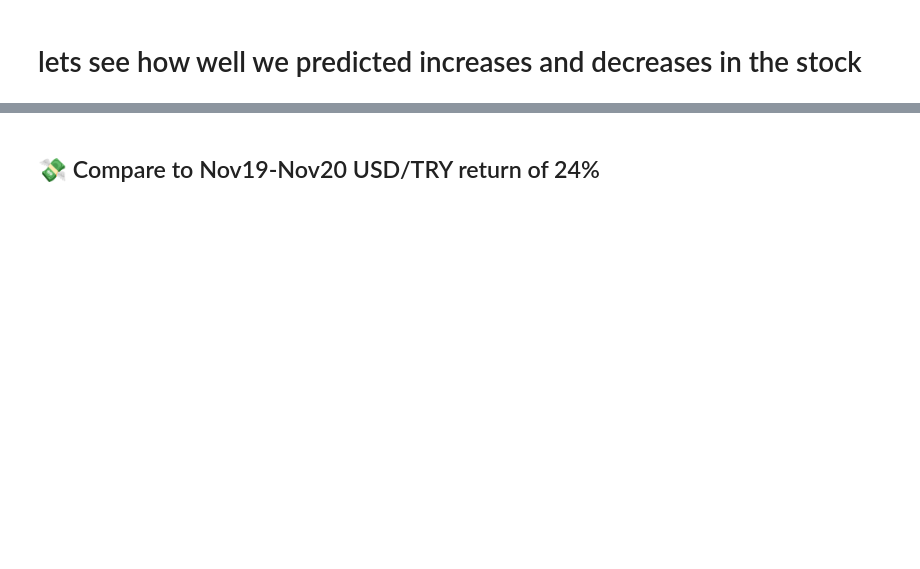
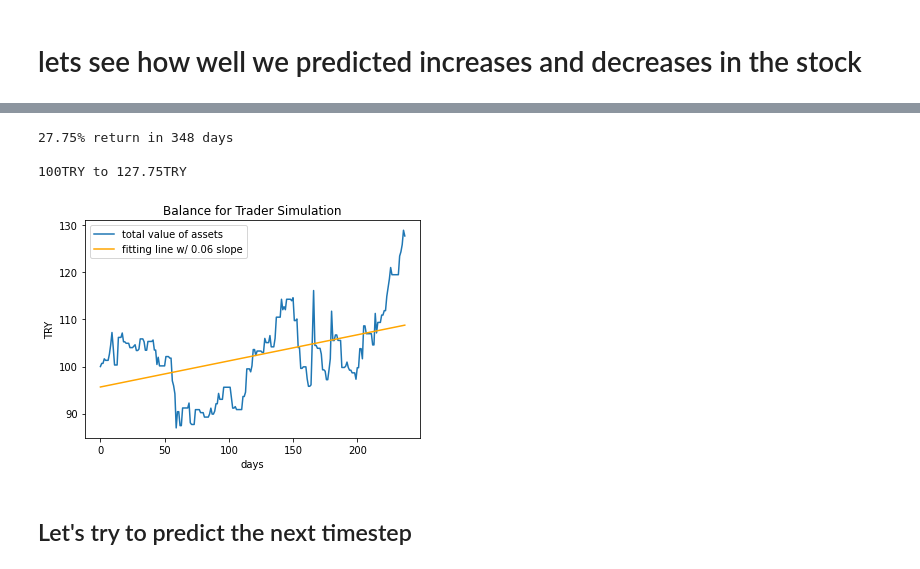
Before and after one commit to cemreefe/get-rich-quick, a Jupyter notebook: parse-stock.ipynb, the cells around one changed output, grey strips where cells are left out. Saved outputs shown, nothing was run; the diff lists cells and outputs as text; code cells hidden in the pictures; blank space fills up the shorter version.

```diff
--- a/parse-stock.ipynb
+++ b/parse-stock.ipynb
@@ -25,12 +25,12 @@ from scipy.stats import kurtosis, skew
 # seconds to date format
 
 def secs_to_date(secs):
-    return datetime.fromtimestamp(secs/1000)
+    return datetime.datetime.fromtimestamp(secs/1000)
 
 def dateify(x):
-    return datetime.fromtimestamp(x/1000).strftime("%Y.%m.%d %I:%M")
+    return datetime.datetime.fromtimestamp(x/1000).strftime("%Y.%m.%d %I:%M")
 # %%
-def get_oyak_data(code, mode=2):
+def get_oyak_data(code, mode=2, verbose=True):
 
     # mode
     # 0 : past day
@@ -46,7 +46,8 @@ def get_oyak_data(code, mode=2):
 
     series = np.array(eval(r.text))
 
-    print(f"{len(series)} datapoints returned by the API")
+    if verbose:
+        print(f"{len(series)} datapoints returned by the API")
 
     return series
 # %%
@@ -445,3 +445 @@ len(vals[(len(vals)-len(y)-1):-1]), len(y)
-# %%
-prices = vals[(len(vals)-len(y)):-1]
 # %%
@@ -480,2 +511,9 @@ print(f'{kapital}TRY to {end_cash:.2f}TRY')
-# %% [markdown]
-## 💸 Compare to Nov19-Nov20 USD/TRY return of 24%
+# %%
+simulate_trader(vals, y)
+# %% [output]
+27.75% return in 348 days
+
+100TRY to 127.75TRY
+[figure, added]
+# %% [markdown]
+## Let's try to predict the next timestep
```
Also changed, not shown: parts of 14 cells of this notebook.
